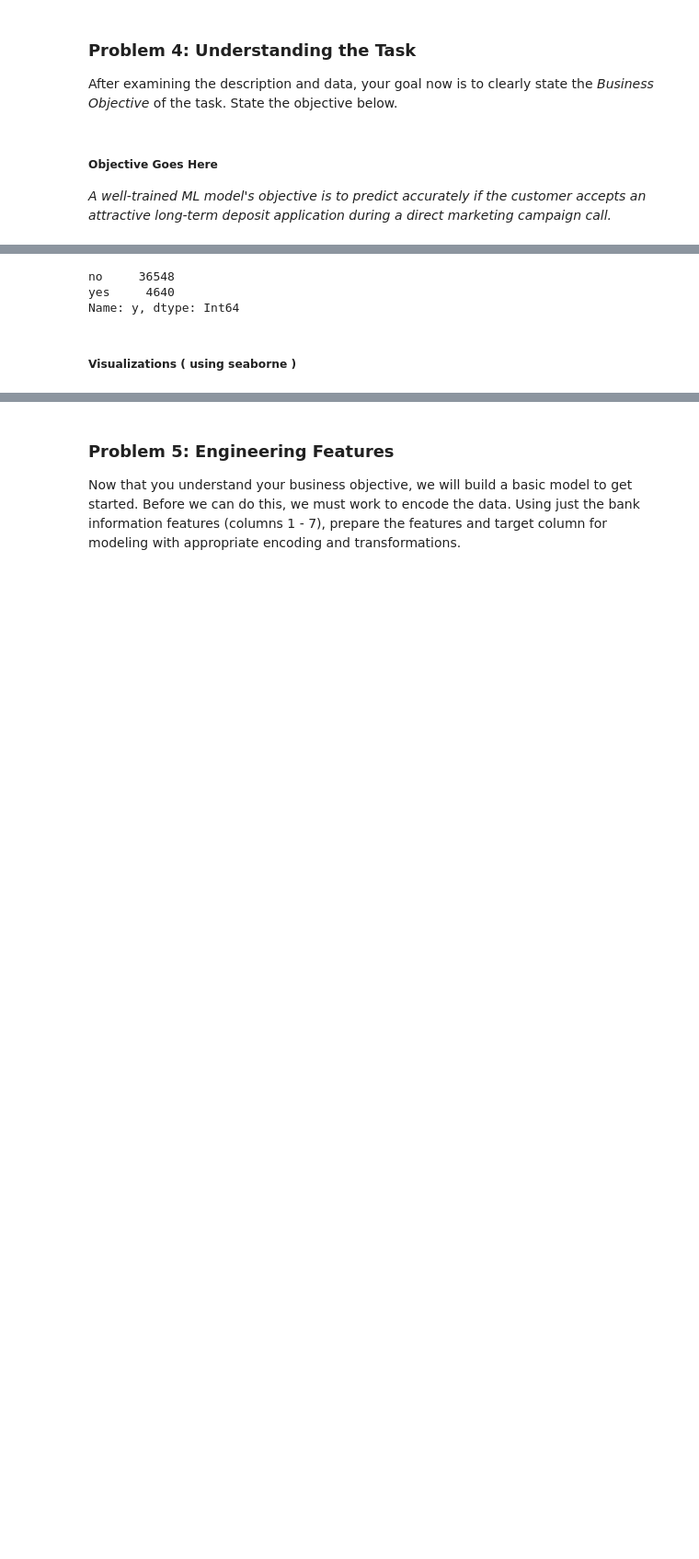
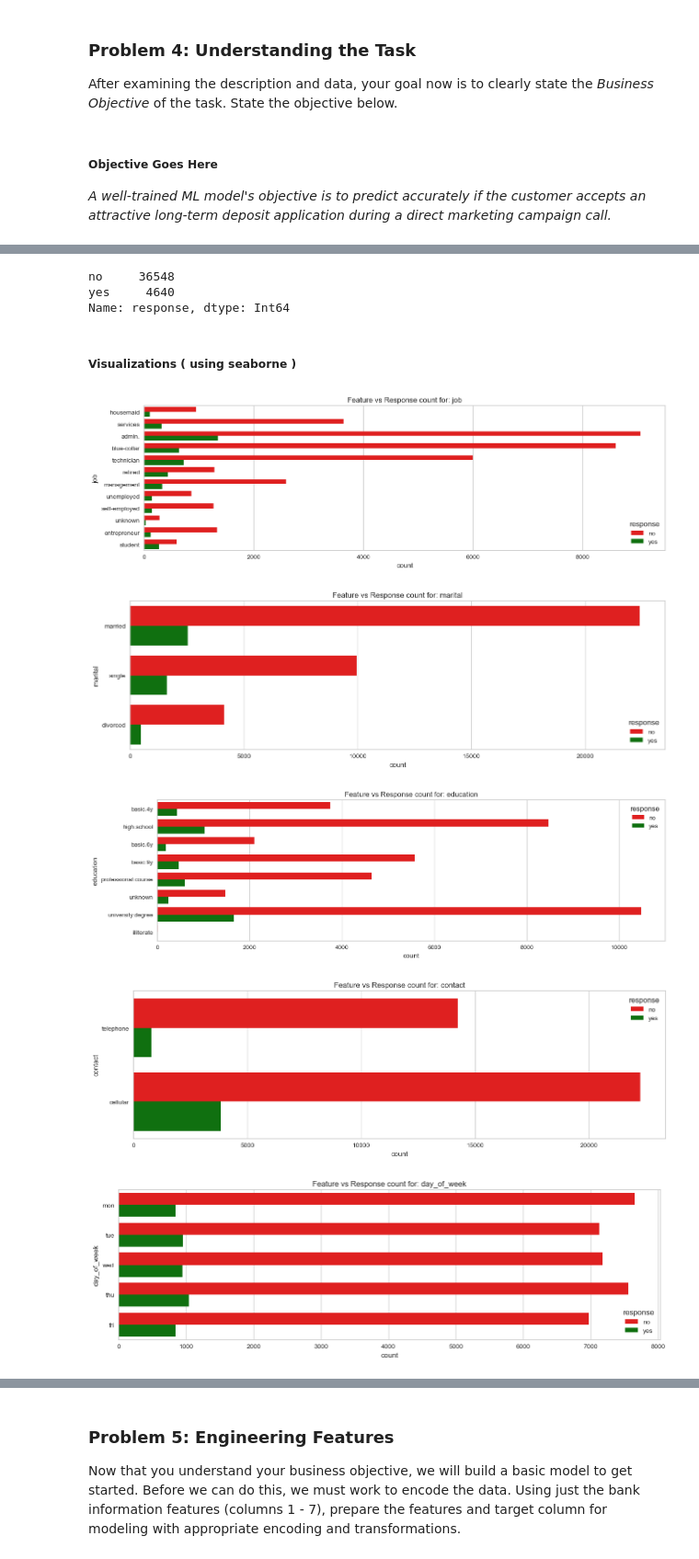
Before and after one commit to vandavilli/My-AIML-Portfolio, a Jupyter notebook: Application-5/prompt_III_va.ipynb, the cells around one changed output, grey strips where cells are left out. Shown at 92% size. Drawn from its saved outputs; the diff is of its cells as text; code cells hidden in the pictures; blank space fills up the shorter version.

```diff
--- a/Application-5/prompt_III_va.ipynb
+++ b/Application-5/prompt_III_va.ipynb
@@ -132,9 +139,25 @@ memory usage: 7.0 MB
 # %%
 # Checking for class imbalance
-df['y'].value_counts()
+df['response'].value_counts()
 # %% [output]
 no     36548
 yes     4640
-Name: y, dtype: Int64
+Name: response, dtype: Int64
 # %% [markdown]
 ##### Visualizations ( using seaborne )
+# %%
+cat_cols = ['job','marital','education','contact', 'day_of_week','poutcome']
+palette_colors = {"yes": "green", "no": "red"}
+
+for i, var in enumerate(cat_cols):
+    plt.figure(figsize=(70,50))
+    plt.subplot(10,4,i+1)
+    plt.title('Feature vs Response count for: '+var)
+    sns.countplot(y=var, data=df, hue=df.response, palette=palette_colors)
+    plt.show()
+# %% [output]
+[figure, added]
+[figure, added]
+[figure, added]
+[figure, added]
+[figure, added]
```
Also changed, not shown: parts of 54 cells of this notebook.
